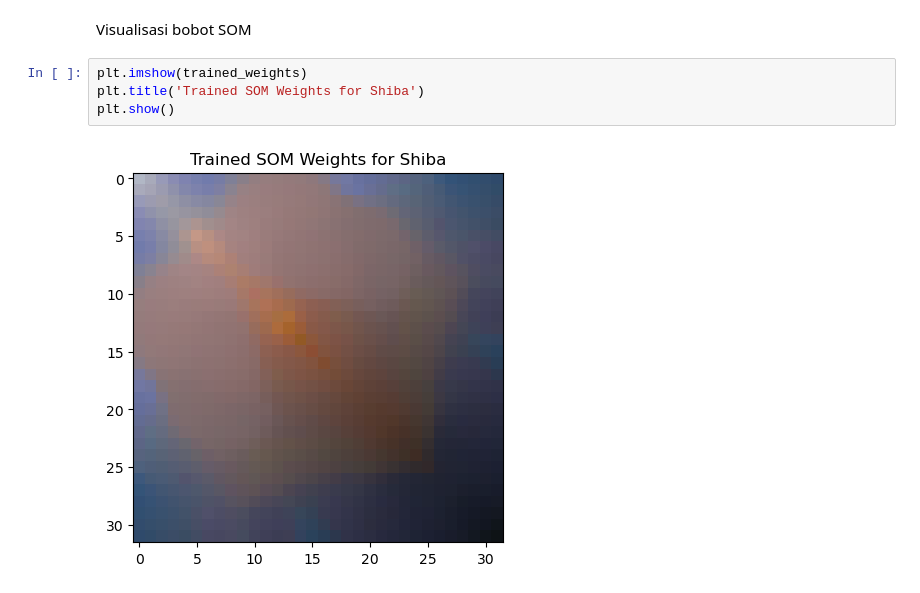
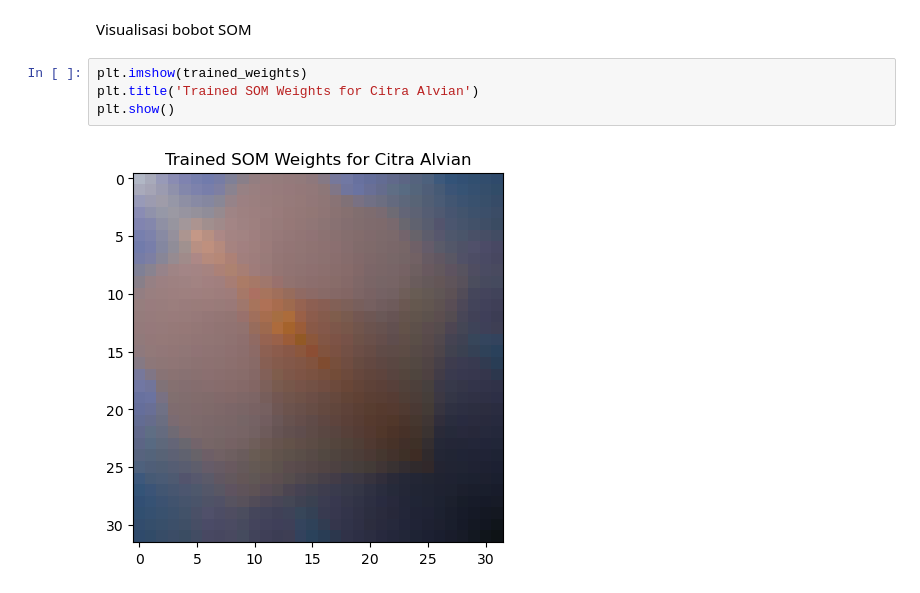
Before and after one commit to alvianfirdaus/2141720022-Pembelajaran-Mesin-2023, a Jupyter notebook: Pertemuan 7/2141720022-Alvian Nur F-Tugas.ipynb, the cells around one changed output. Saved outputs shown, nothing was run; the diff lists cells and outputs as text.

```diff
--- a/Pertemuan 7/2141720022-Alvian Nur F-Tugas.ipynb
+++ b/Pertemuan 7/2141720022-Alvian Nur F-Tugas.ipynb
@@ -329,7 +329,7 @@ trained_weights = train_som(alvian, num_epochs, initial_learning_rate, initial_n
 Visualisasi bobot SOM
 # %%
 plt.imshow(trained_weights)
-plt.title('Trained SOM Weights for Shiba')
+plt.title('Trained SOM Weights for Citra Alvian')
 plt.show()
 # %% [output]
-[figure, old version]
+[figure, new version]
```
Also changed, not shown: parts of 1 cell of this notebook.
